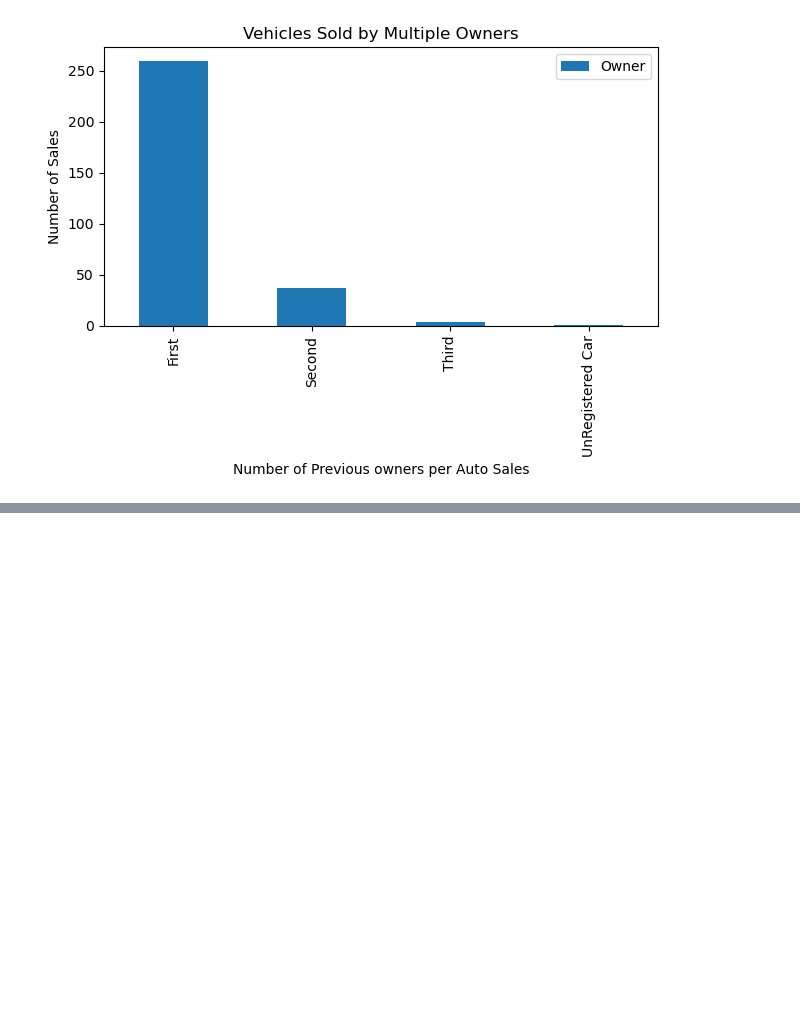
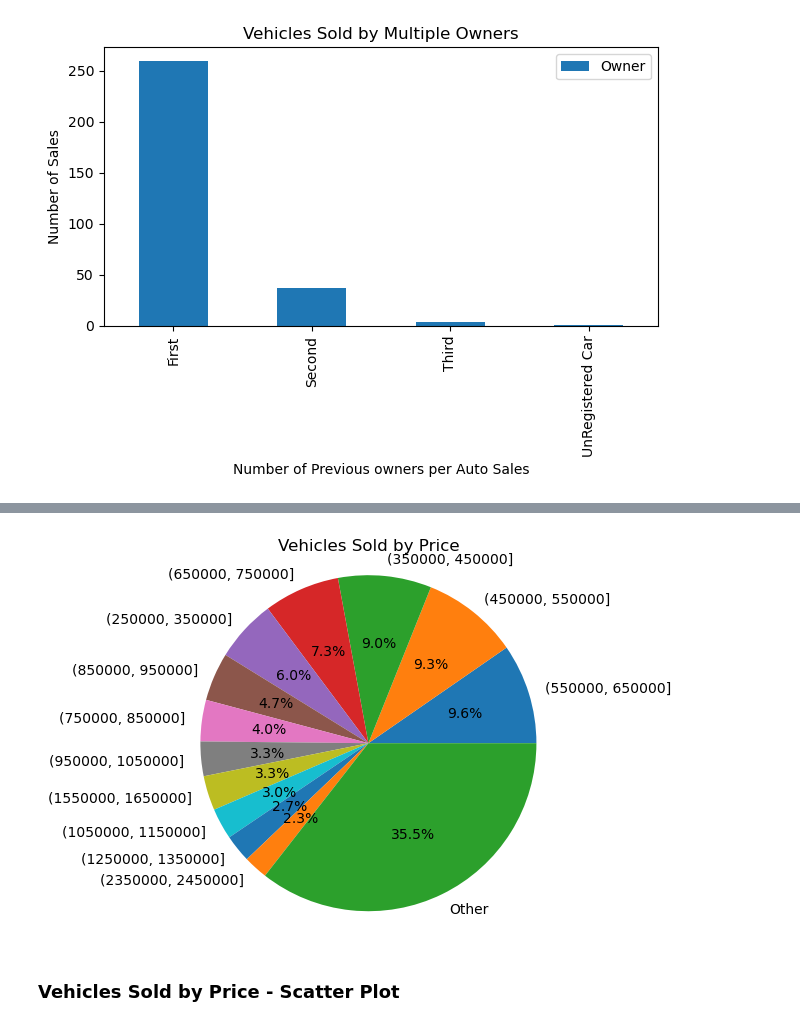
Before and after one commit to cassiegraf/project1, a Jupyter notebook: analysis/analysis.ipynb, the cells around one changed output, grey strips where cells are left out. Cells and saved outputs as stored; diff of their text form; code cells hidden in the pictures; blank space fills up the shorter version.

Commit message:
final/cohesive code and charts

```diff
--- a/analysis/analysis.ipynb
+++ b/analysis/analysis.ipynb
@@ -271,0 +288,10 @@ plt.savefig("../analysis/Owner.png", dpi=150)
+# %%
+bucket_size = 100000
+min_price = clean_car['Price'].min()
+max_price = clean_car['Price'].max()
+clean_car['Price Buckets'] = pd.cut(clean_car['Price'], bins=np.arange(min_price, max_price + bucket_size, bucket_size))
+#bucket
+bucket_counts = clean_car['Price Buckets'].value_counts().sort_values(ascending=False)
+top_10_buckets = bucket_counts[:12]
+other_count = bucket_counts[12:].sum()
+updated_bucket_counts = pd.concat([top_10_buckets, pd.Series(other_count, index=['Other'])])
@@ -271,0 +304,12 @@ plt.savefig("../analysis/Owner.png", dpi=150)
+# %%
+
+#Plot
+plt.pie(updated_bucket_counts, labels=updated_bucket_counts.index, autopct='%1.1f%%')
+plt.title('Vehicles Sold by Price')
+plt.axis('equal')
+plt.savefig("../analysis/PricePie.png", dpi=200)
+plt.show()
+# %% [output]
+[figure, added]
+# %% [markdown]
+### Vehicles Sold by Price - Scatter Plot
```
Also changed, not shown: parts of 9 cells of this notebook, 2 other files.
